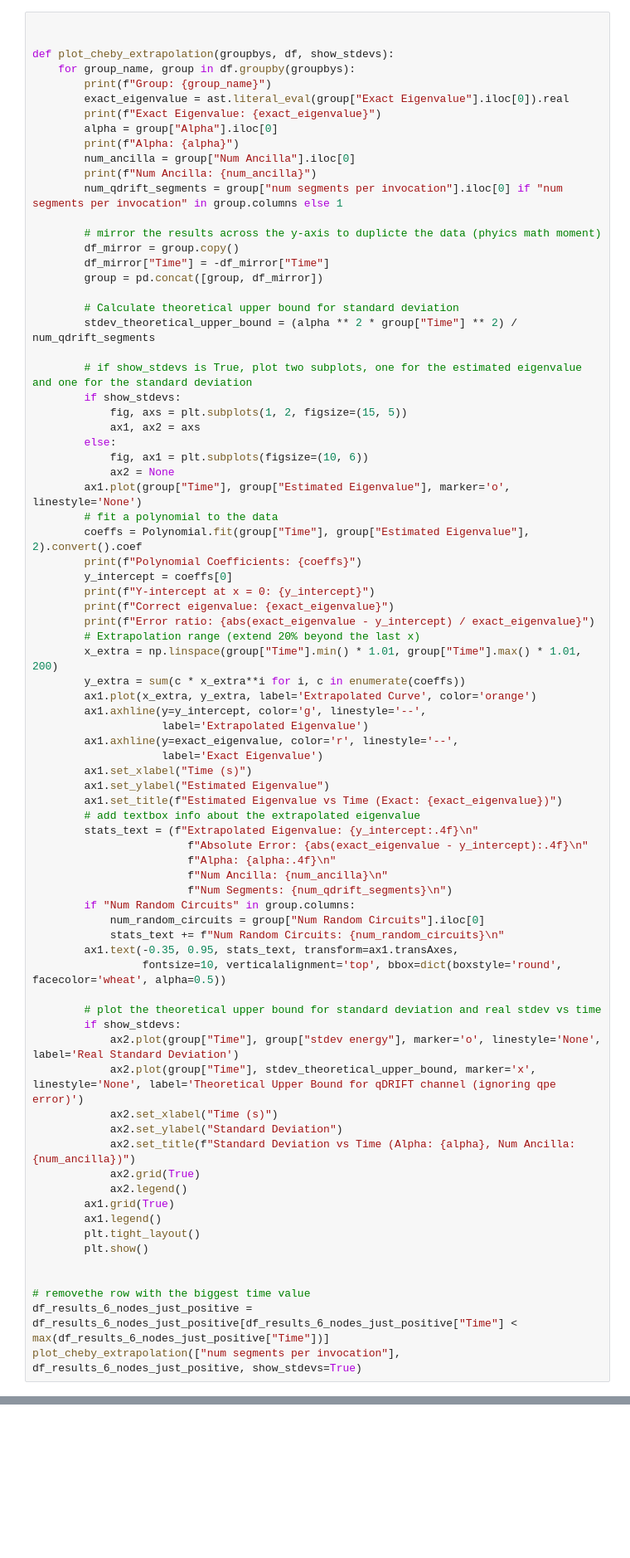
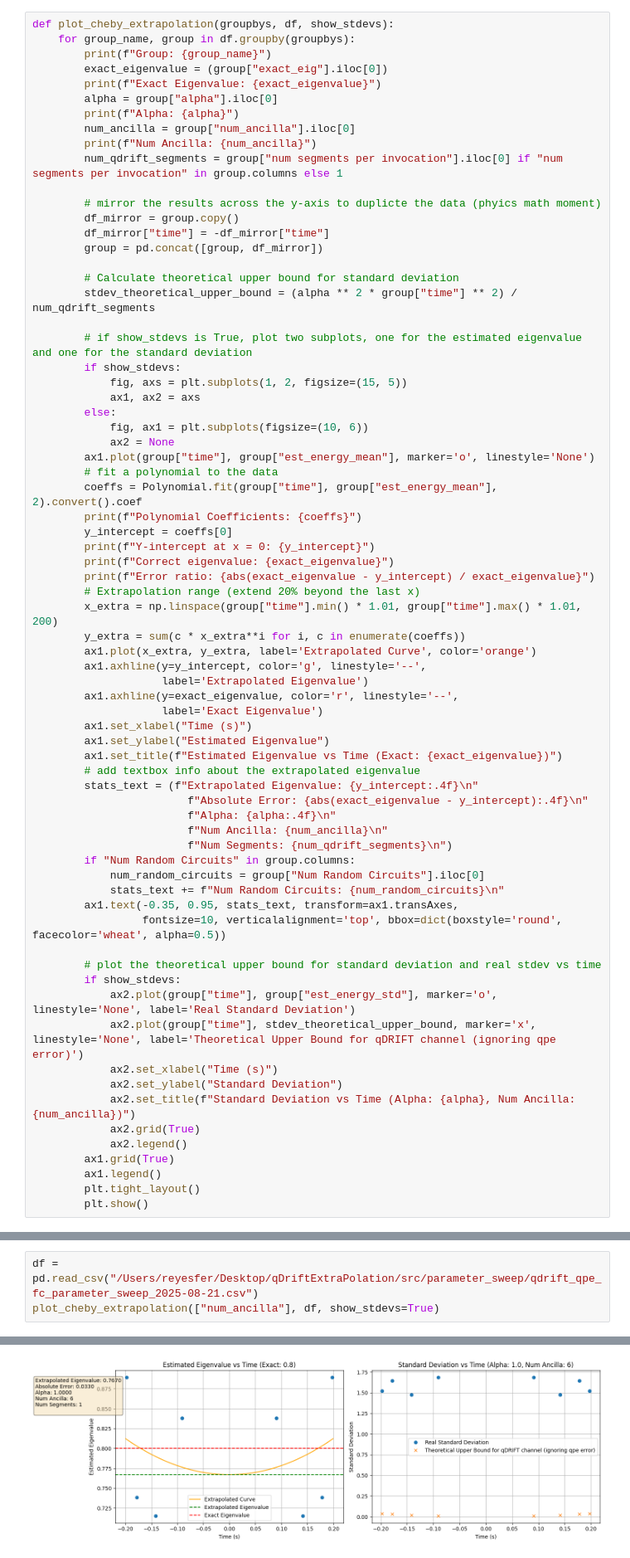
Before and after one commit to Rick0317/qDriftExtraPolation, a Jupyter notebook: scripts/parameter_sweep/extrapolation.ipynb, the cells around one changed output, grey strips where cells are left out. Shown at 83% size. Cells and saved outputs as stored; diff of their text form; blank space fills up the shorter version.

```diff
--- a/scripts/parameter_sweep/extrapolation.ipynb
+++ b/scripts/parameter_sweep/extrapolation.ipynb
@@ -9,24 +7,22 @@ df_results_6_nodes_just_positive = pd.read_csv(r"C:\Users\Ro\Desktop\qDriftExtra
 # %%
-
-
 def plot_cheby_extrapolation(groupbys, df, show_stdevs):
     for group_name, group in df.groupby(groupbys):
         print(f"Group: {group_name}")
-        exact_eigenvalue = ast.literal_eval(group["Exact Eigenvalue"].iloc[0]).real
+        exact_eigenvalue = (group["exact_eig"].iloc[0])
         print(f"Exact Eigenvalue: {exact_eigenvalue}")
-        alpha = group["Alpha"].iloc[0]
+        alpha = group["alpha"].iloc[0]
         print(f"Alpha: {alpha}")
-        num_ancilla = group["Num Ancilla"].iloc[0]
+        num_ancilla = group["num_ancilla"].iloc[0]
         print(f"Num Ancilla: {num_ancilla}")
         num_qdrift_segments = group["num segments per invocation"].iloc[0] if "num segments per invocation" in group.columns else 1
 
         # mirror the results across the y-axis to duplicte the data (phyics math moment)
         df_mirror = group.copy()
-        df_mirror["Time"] = -df_mirror["Time"]
+        df_mirror["time"] = -df_mirror["time"]
         group = pd.concat([group, df_mirror])
 
         # Calculate theoretical upper bound for standard deviation
-        stdev_theoretical_upper_bound = (alpha ** 2 * group["Time"] ** 2) / num_qdrift_segments
+        stdev_theoretical_upper_bound = (alpha ** 2 * group["time"] ** 2) / num_qdrift_segments
 
         # if show_stdevs is True, plot two subplots, one for the estimated eigenvalue and one for the standard deviation
         if show_stdevs:
@@ -35,16 +31,16 @@ def plot_cheby_extrapolation(groupbys, df, show_stdevs):
         else:
             fig, ax1 = plt.subplots(figsize=(10, 6))
             ax2 = None
-        ax1.plot(group["Time"], group["Estimated Eigenvalue"], marker='o', linestyle='None')
+        ax1.plot(group["time"], group["est_energy_mean"], marker='o', linestyle='None')
         # fit a polynomial to the data
-        coeffs = Polynomial.fit(group["Time"], group["Estimated Eigenvalue"], 2).convert().coef
+        coeffs = Polynomial.fit(group["time"], group["est_energy_mean"], 2).convert().coef
         print(f"Polynomial Coefficients: {coeffs}")
         y_intercept = coeffs[0]
         print(f"Y-intercept at x = 0: {y_intercept}")
         print(f"Correct eigenvalue: {exact_eigenvalue}")
         print(f"Error ratio: {abs(exact_eigenvalue - y_intercept) / exact_eigenvalue}")
         # Extrapolation range (extend 20% beyond the last x)
-        x_extra = np.linspace(group["Time"].min() * 1.01, group["Time"].max() * 1.01, 200)
+        x_extra = np.linspace(group["time"].min() * 1.01, group["time"].max() * 1.01, 200)
         y_extra = sum(c * x_extra**i for i, c in enumerate(coeffs))
         ax1.plot(x_extra, y_extra, label='Extrapolated Curve', color='orange')
         ax1.axhline(y=y_intercept, color='g', linestyle='--',
@@ -68,8 +64,8 @@ def plot_cheby_extrapolation(groupbys, df, show_stdevs):
 
         # plot the theoretical upper bound for standard deviation and real stdev vs time
         if show_stdevs:
-            ax2.plot(group["Time"], group["stdev energy"], marker='o', linestyle='None', label='Real Standard Deviation')
-            ax2.plot(group["Time"], stdev_theoretical_upper_bound, marker='x', linestyle='None', label='Theoretical Upper Bound for qDRIFT channel (ignoring qpe error)')
+            ax2.plot(group["time"], group["est_energy_std"], marker='o', linestyle='None', label='Real Standard Deviation')
+            ax2.plot(group["time"], stdev_theoretical_upper_bound, marker='x', linestyle='None', label='Theoretical Upper Bound for qDRIFT channel (ignoring qpe error)')
             ax2.set_xlabel("Time (s)")
             ax2.set_ylabel("Standard Deviation")
             ax2.set_title(f"Standard Deviation vs Time (Alpha: {alpha}, Num Ancilla: {num_ancilla})")
@@ -79,8 +75,3 @@ def plot_cheby_extrapolation(groupbys, df, show_stdevs):
         ax1.legend()
         plt.tight_layout()
         plt.show()
-
-
-# removethe row with the biggest time value
-df_results_6_nodes_just_positive = df_results_6_nodes_just_positive[df_results_6_nodes_just_positive["Time"] < max(df_results_6_nodes_just_positive["Time"])]
-plot_cheby_extrapolation(["num segments per invocation"], df_results_6_nodes_just_positive, show_stdevs=True)
@@ -114,0 +78,4 @@ Error ratio: 0.008824171389955438
+# %%
+df = pd.read_csv("/Users/reyesfer/Desktop/qDriftExtraPolation/src/parameter_sweep/qdrift_qpe_fc_parameter_sweep_2025-08-21.csv")
+plot_cheby_extrapolation(["num_ancilla"], df, show_stdevs=True)
+# %% [output]
@@ -114,0 +90 @@ Error ratio: 0.008824171389955438
+[figure, added]
```
Also changed, not shown: parts of 4 cells of this notebook, 20 other files.
